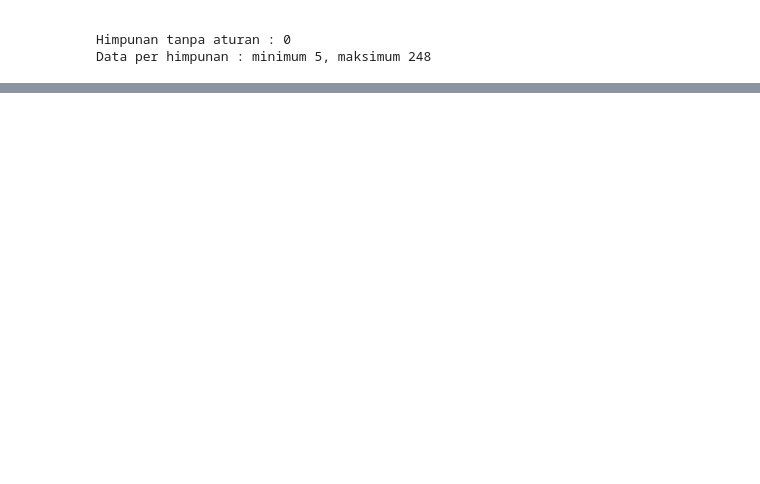
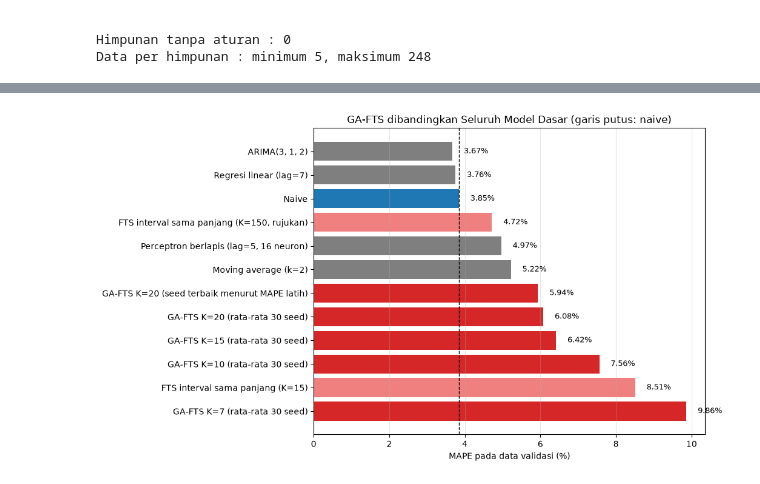
Before and after one commit to g3raldatsc/kb-final-project, a Jupyter notebook: Notebook/5_ga_fts_modeling.ipynb, the cells around one changed output, grey strips where cells are left out. Drawn from its saved outputs; the diff is of its cells as text; code cells hidden in the pictures; blank space fills up the shorter version.

```diff
--- a/Notebook/5_ga_fts_modeling.ipynb
+++ b/Notebook/5_ga_fts_modeling.ipynb
@@ -307,0 +568,80 @@ Data per himpunan : minimum 5, maksimum 248
+# %%
+PARAM_GA = {    # sesuai nilai bawaan jalankan_ga dan rancangan bagian 1
+    "ukuran_populasi": UKURAN_POPULASI, "jumlah_generasi": JUMLAH_GENERASI,
+    "peluang_crossover": 0.9, "peluang_mutasi": 0.2, "sigma_mutasi": 0.25,
+    "ukuran_turnamen": 3, "elitisme": 2, "faktor_lebar_min": 0.25,
+}
+
+ga_semua = eksperimen[eksperimen["metode"] == "Algoritma Genetika"]
+sama_panjang = eksperimen[eksperimen["metode"] == "Sama panjang"].set_index("K")["mape_validasi"]
+rata_ga = ga_semua.groupby("K")["mape_validasi"].mean()
+
+tabel_perbaikan = pd.DataFrame({
+    "sama_panjang_%": sama_panjang,
+    "GA_rata2_%": rata_ga,
+    "perbaikan_relatif_%": (1 - rata_ga / sama_panjang) * 100,
+})
+print("=" * 62)
+print("perbaikan GA terhadap interval sama panjang pada K yang sama (validasi)")
+print("=" * 62)
+print(tabel_perbaikan.round(2).to_string())
+
+K_terpilih = int(rata_ga.idxmin())
+terbaik_latih = {}
+for K in DAFTAR_K:
+    s = ga_semua[ga_semua["K"] == K]
+    baris_terbaik = s.loc[s["mape_latih"].idxmin()]
+    terbaik_latih[K] = baris_terbaik
+
+print()
+print(f"K dengan rata-rata MAPE validasi GA terkecil: K = {K_terpilih}")
+print("Seed terbaik menurut MAPE LATIH (bukan validasi) pada tiap K, dan MAPE validasinya:")
+for K, b in terbaik_latih.items():
+    print(f"  K = {K:<2} seed {int(b['seed'])}: MAPE latih {b['mape_latih']:.2f}%, MAPE validasi {b['mape_validasi']:.2f}%")
+
+baris = []
+for K in DAFTAR_K:
+    baris.append({"model": f"GA-FTS K={K} (rata-rata {JUMLAH_SEED} seed)", "MAPE_%": rata_ga[K], "jenis": "GA"})
+baris.append({"model": f"GA-FTS K={K_terpilih} (seed terbaik menurut MAPE latih)",
+              "MAPE_%": terbaik_latih[K_terpilih]["mape_validasi"], "jenis": "GA"})
+for nama, nilai in hasil_baseline["MAPE_%"].items():
+    baris.append({"model": nama, "MAPE_%": nilai, "jenis": "FTS" if nama.startswith("FTS") else "lain"})
+gabungan = pd.DataFrame(baris).set_index("model").sort_values("MAPE_%")
+gabungan["MAPE_terhadap_naive_(kali)"] = gabungan["MAPE_%"] / hasil_baseline.loc["Naive", "MAPE_%"]
+
+print()
+print("=" * 62)
+print("Posisi GA-FTS terhadap seluruh model dasar pada data validasi")
+print("=" * 62)
+print(gabungan[["MAPE_%", "MAPE_terhadap_naive_(kali)"]].round(2).to_string())
+
+fig, ax = plt.subplots(figsize=(10.5, 6))
+urut = gabungan["MAPE_%"].sort_values(ascending=False)
+peta_warna = {"GA": "tab:red", "FTS": "lightcoral", "lain": "tab:gray"}
+warna = [("tab:blue" if n == "Naive" else peta_warna[gabungan.loc[n, "jenis"]]) for n in urut.index]
+ax.barh(urut.index, urut.values, color=warna)
+ax.axvline(hasil_baseline.loc["Naive", "MAPE_%"], color="black", linestyle="--", linewidth=1)
+for i, nilai in enumerate(urut.values):
+    ax.text(nilai + 0.3, i, f"{nilai:.2f}%", va="center", fontsize=9)
+ax.set_xlabel("MAPE pada data validasi (%)")
+ax.set_title("GA-FTS dibandingkan Seluruh Model Dasar (garis putus: naive)")
+ax.grid(axis="x", alpha=0.3)
+plt.tight_layout()
+plt.savefig(config.DIR_IMG / "5_ga_vs_model_dasar.png", dpi=150)
+plt.show()
+
+gabungan.to_csv(config.DIR_MODEL / "hasil_ga_vs_baseline_validasi.csv")
+konfigurasi_ga = {
+    "parameter": PARAM_GA,
+    "daftar_K": DAFTAR_K,
+    "jumlah_seed": JUMLAH_SEED,
+    "seed_awal": SEED_AWAL,
+    "K_terpilih_menurut_validasi": K_terpilih,
+    "seed_terbaik_menurut_mape_latih": {str(K): int(b["seed"]) for K, b in terbaik_latih.items()},
+    "batas_seed_terbaik": {str(K): batas_ga[K][int(b["seed"]) - SEED_AWAL] for K, b in terbaik_latih.items()},
+}
+with open(config.DIR_MODEL / "konfigurasi_ga.json", "w", encoding="utf-8") as f:
+    json.dump(konfigurasi_ga, f, indent=2, ensure_ascii=False)
+print()
+print("Tersimpan: hasil_ga_vs_baseline_validasi.csv dan konfigurasi_ga.json di folder Model")
+# %% [output]
@@ -307,0 +665 @@ Data per himpunan : minimum 5, maksimum 248
+[figure, added]
```
Also changed, not shown: parts of 14 cells of this notebook, 9 other files.
